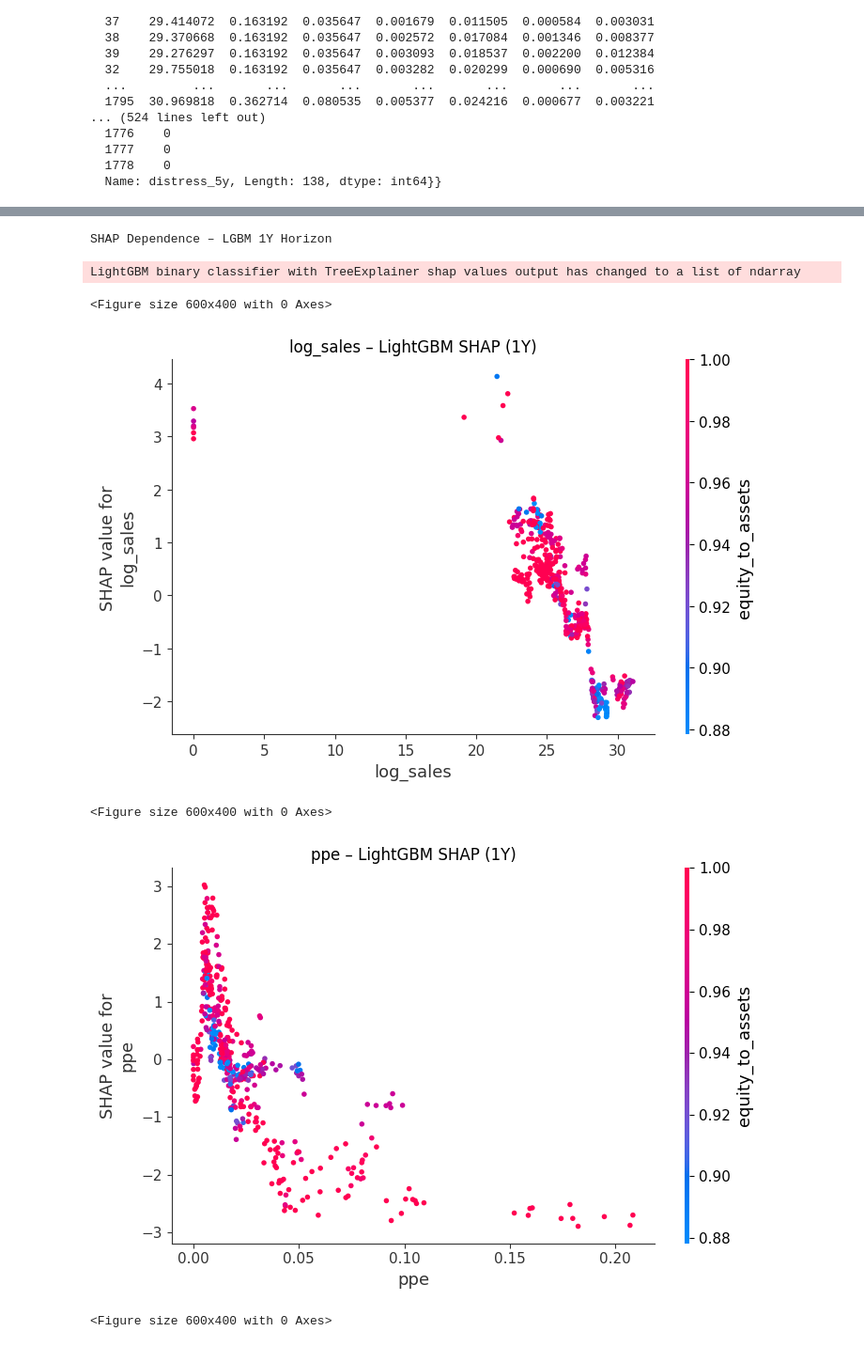
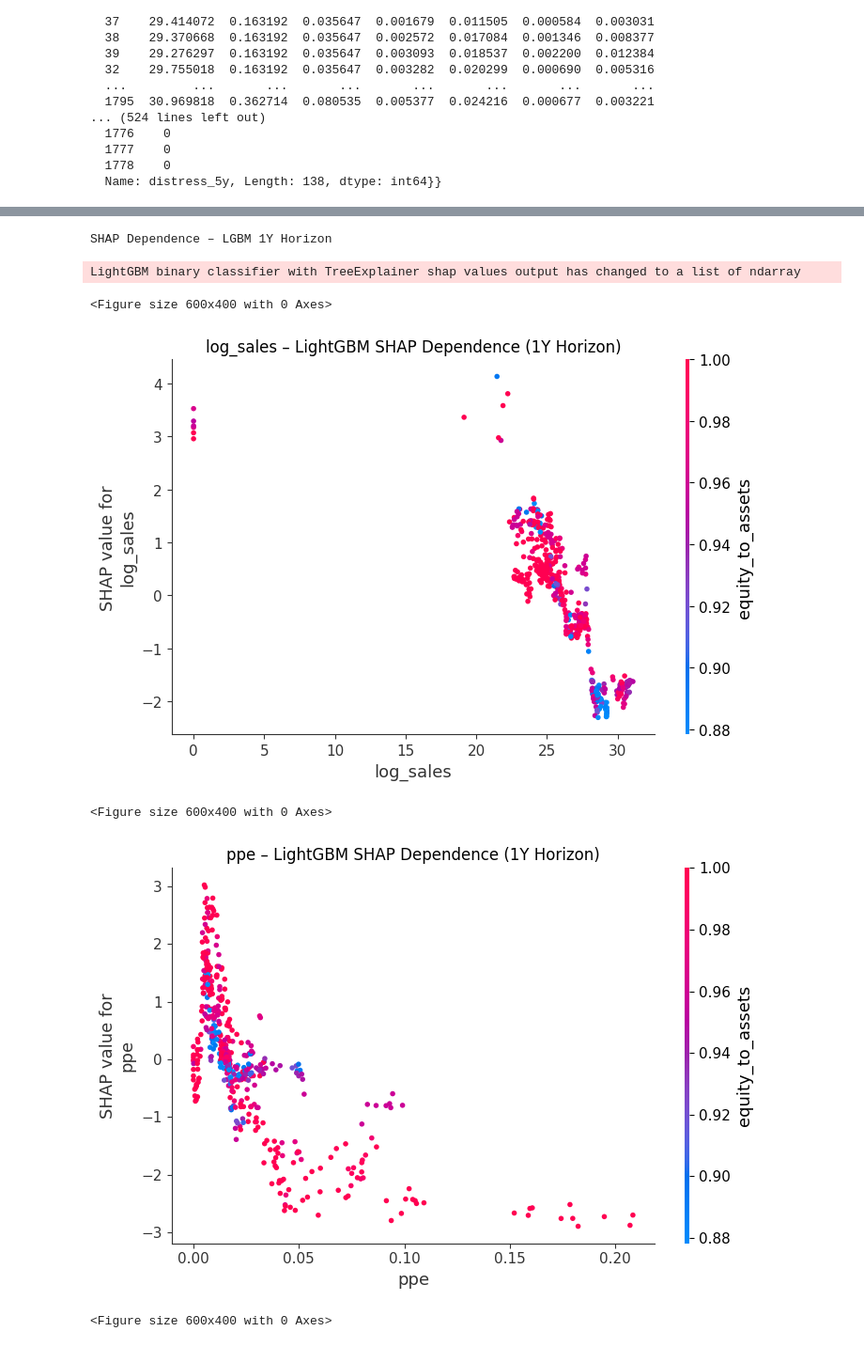
Before and after one commit to carissafarry/bankruptcy-prediction, a Jupyter notebook: src/training_light_gbm.ipynb, the cells around one changed output, grey strips where cells are left out. Shown at 94% size. Cells and saved outputs as stored; diff of their text form; code cells hidden in the pictures.

```diff
--- a/src/training_light_gbm.ipynb
+++ b/src/training_light_gbm.ipynb
@@ -504,10 +520,10 @@ def plot_shap_for_horizon(
 # ============================
 # LIGHT GBM TRAINING
 # ============================
-gb_models = {}
+models = {}
 
 for h in [1, 2, 3, 4, 5]:
-    gb_models[h] = train_boosting_for_horizon(
+    models[h] = train_boosting_for_horizon(
         df=df_h,
         feature_cols=feature_cols,
         horizon=h,
@@ -775,13 +823,14 @@ top_features = [
 def plot_shap_dependence(
     model_dict,
     top_features,
-    model_type="xgb",      # "xgb", "rf", "lgbm"
+    model_type="ngboost",      # "xgb", "rf", "lgbm", "ngboost"
     sample_n=500
 ):
     """
     SHAP dependence plot for XGBoost, Random Forest, or LightGBM (per horizon)
     """
 
+    model = model_dict["model"]
     horizon = model_dict["horizon"]
     X_train = model_dict["X_train"]
 
@@ -799,17 +848,12 @@ def plot_shap_dependence(
     # SHAP values
     # ============================
     if model_type == "xgb":
-        booster = model_dict["model"]
         dshap = xgb.DMatrix(X_sample)
 
-        explainer = shap.TreeExplainer(booster)
+        explainer = shap.TreeExplainer(model)
         shap_values = explainer.shap_values(dshap)
 
-        title_prefix = "XGBoost"
-
     elif model_type in ["rf", "lgbm"]:
-        model = model_dict["model"]
-
         explainer = shap.TreeExplainer(model)
         shap_values_raw = explainer.shap_values(X_sample)
 
@@ -819,9 +863,28 @@ def plot_shap_dependence(
             else shap_values_raw
         )
 
-        title_prefix = (
-            "Random Forest" if model_type == "rf" else "LightGBM"
+    elif model_type == "ngboost":
+        # ============================
+        # Kernel SHAP (model-agnostic)
+        # ============================
+        X_background = X_train.sample(
+            n=min(background_n, len(X_train)),
+            random_state=42
         )
+
+        predict_fn = make_predict_fn(
+            model=model,
+            model_type="ngboost",
+            feature_names=X_sample.columns
+        )
+
+        explainer = shap.KernelExplainer(
+            predict_fn,
+            X_background,
+            link="logit"
+        )
+
+        shap_values = explainer.shap_values(X_sample)
 
     else:
         raise ValueError("model_type must be 'xgb', 'rf', or 'lgbm'")
@@ -840,21 +903,22 @@ def plot_shap_dependence(
             X_sample,
             show=False
         )
-        plt.title(f"{feat} – {title_prefix} SHAP ({horizon}Y)")
+        model_name = MODEL_TITLE_MAP.get(model_type, model_type.upper())
+        plt.title(f"{feat} – {model_name} SHAP Dependence ({horizon}Y Horizon)")
         plt.tight_layout()
         plt.show()
 # %%
 for h in [1, 2, 3, 4, 5]:
     plot_shap_dependence(
-        model_dict=gb_models[h],
+        model_dict=models[h],
         top_features=top_features,
         model_type="lgbm"
     )
 # %% [output]
 SHAP Dependence – LGBM 1Y Horizon
 LightGBM binary classifier with TreeExplainer shap values output has changed to a list of ndarray
 <Figure size 600x400 with 0 Axes>
-[figure, old version]
+[figure, new version]
 <Figure size 600x400 with 0 Axes>
-[figure, old version]
+[figure, new version]
 <Figure size 600x400 with 0 Axes>
```
Also changed, not shown: parts of 7 cells of this notebook.
